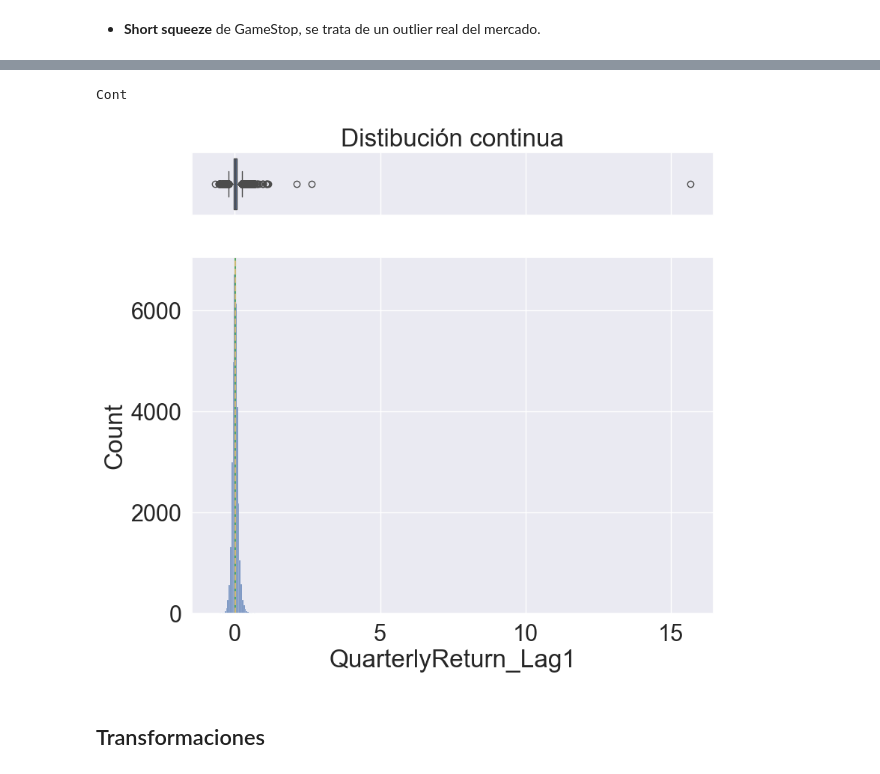
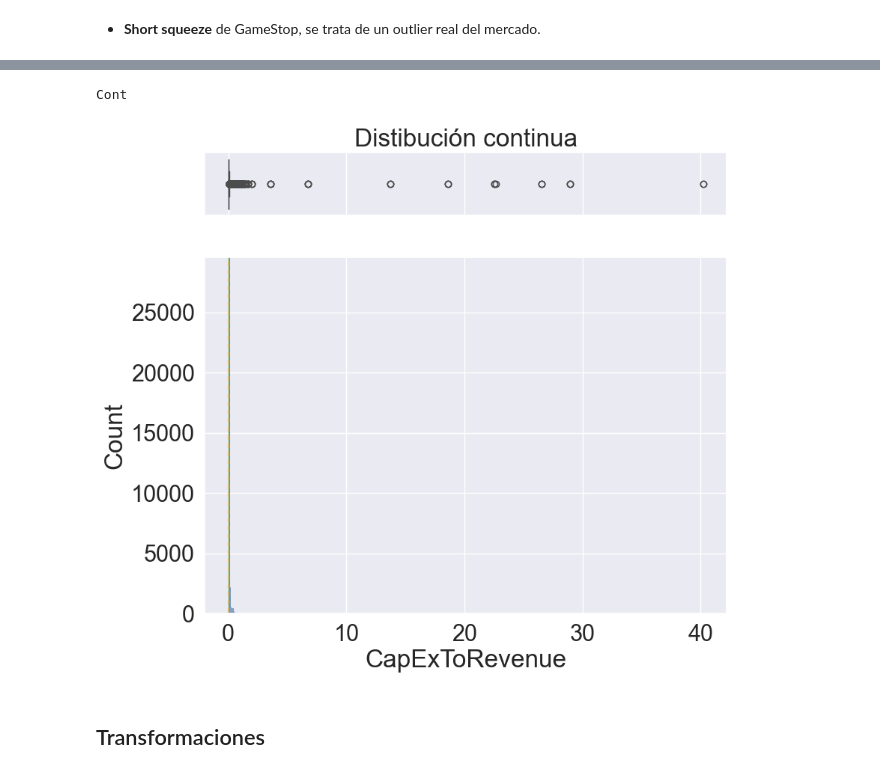
Before and after one commit to sebakremis/FinDataMining, a Jupyter notebook: 02_Notebook_Transformacion.ipynb, the cells around one changed output, grey strips where cells are left out. Drawn from its saved outputs; the diff is of its cells as text; code cells hidden in the pictures.

```diff
--- a/02_Notebook_Transformacion.ipynb
+++ b/02_Notebook_Transformacion.ipynb
@@ -573,10 +604,10 @@ df_min
 # %%
 # Graficar
-columna_a_graficar = 'QuarterlyReturn_Lag1' # indicar columna para el gráfico
+columna_a_graficar = 'CapExToRevenue' # indicar columna para el gráfico
 plot(df_imputed[columna_a_graficar])
 # %% [output]
 Cont
-[figure, old version]
+[figure, new version]
 # %% [markdown]
 ## Transformaciones
 # %% [markdown]
```
Also changed, not shown: parts of 21 cells of this notebook, 10 other files.
